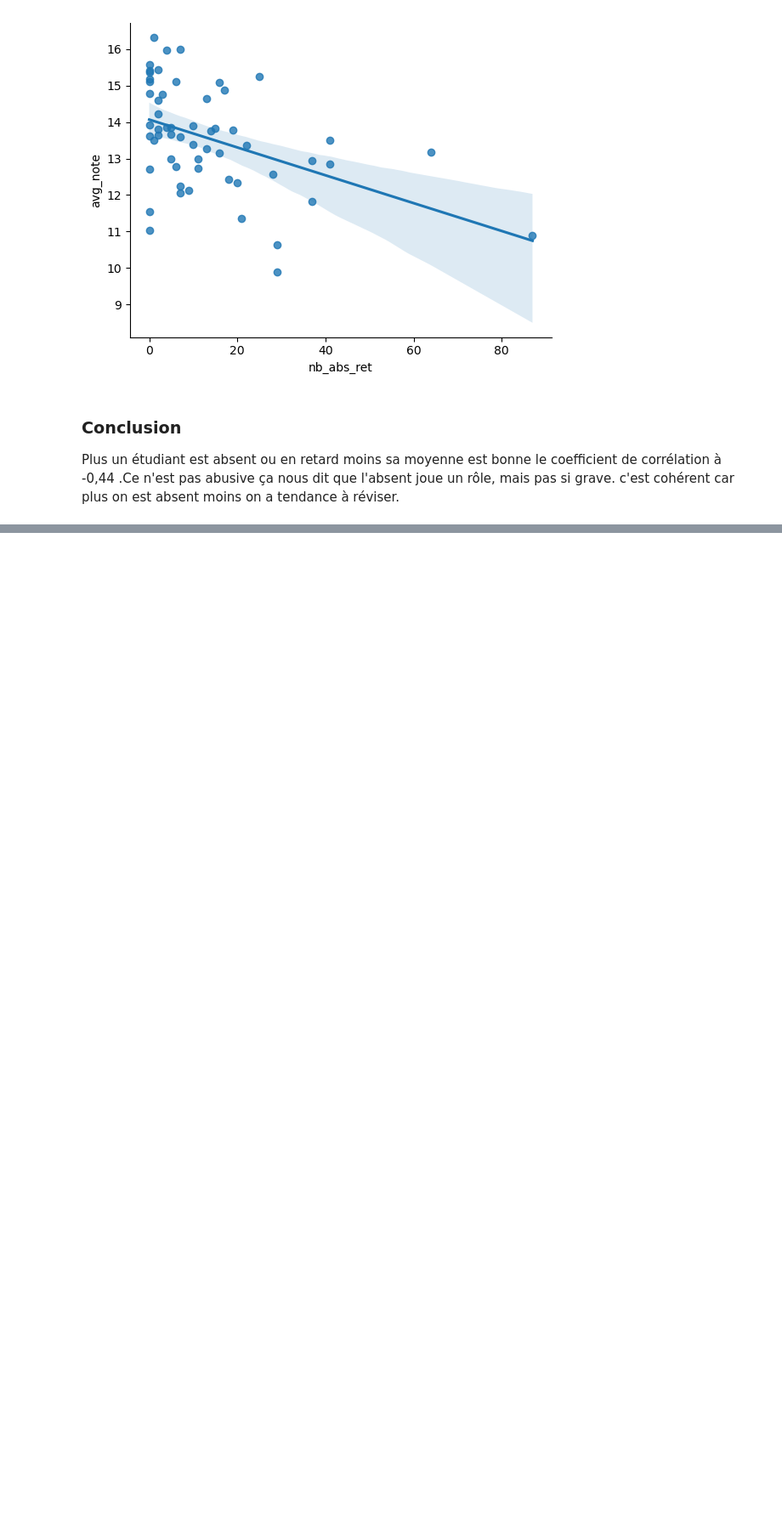
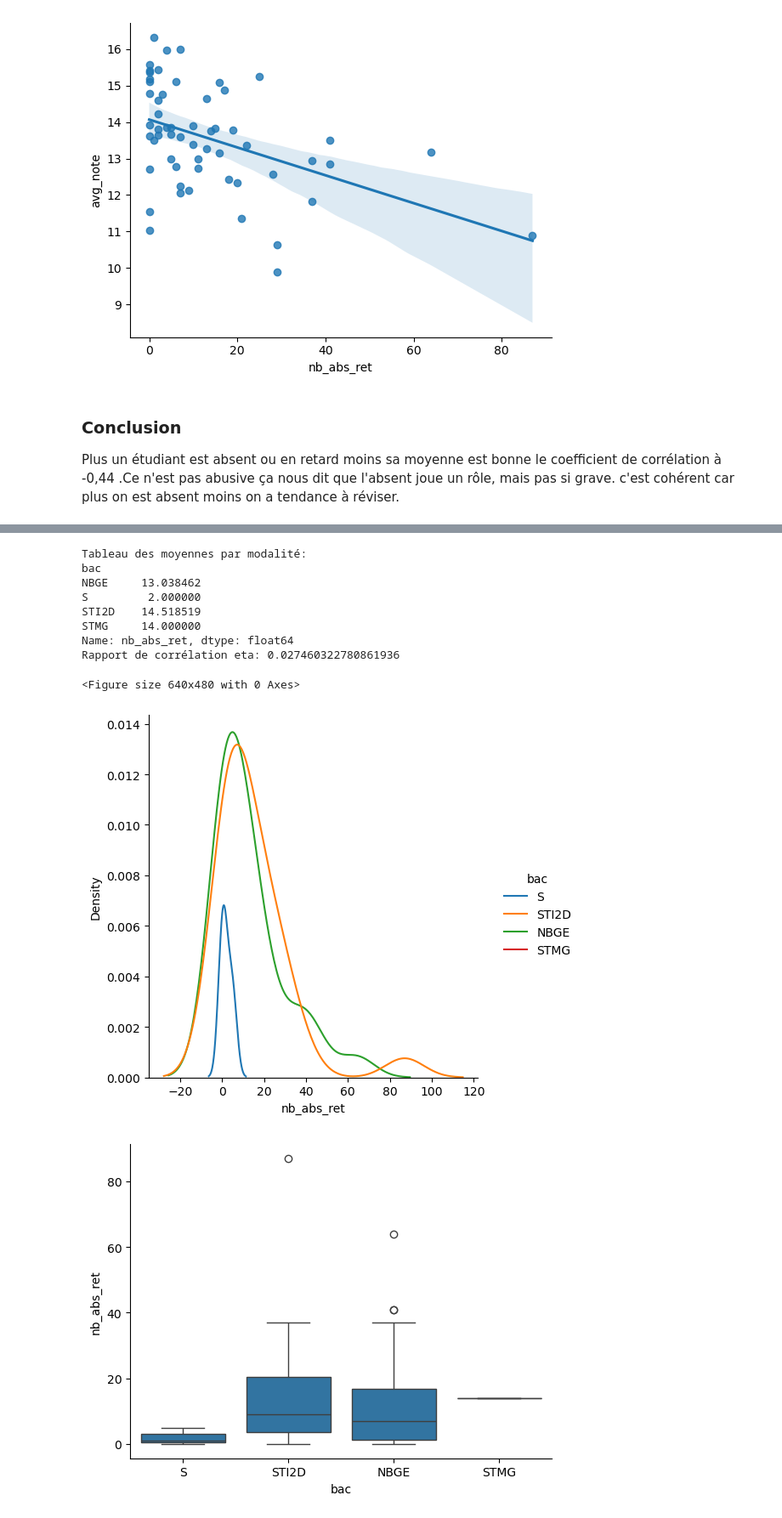
Before and after one commit to SAEIUTBUT1/SAE2.4-Maths, a Jupyter notebook: analyse copy.ipynb, the cells around one changed output, grey strips where cells are left out. Shown at 85% size. Drawn from its saved outputs; the diff is of its cells as text; code cells hidden in the pictures; blank space fills up the shorter version.

```diff
--- a/analyse copy.ipynb
+++ b/analyse copy.ipynb
@@ -1110,0 +1110,15 @@ Dans cette section nous allons observer si le profil du bac d'origine est lié
+# %%
+df_bac_abs = df_resultats[['bac', 'nb_abs_ret']].dropna()
+analyse_bivariee_quant_qual(df_bac_abs, 'nb_abs_ret', 'bac', type_quant='continue')
+# %% [output]
+Tableau des moyennes par modalité:
+bac
+NBGE     13.038462
+S         2.000000
+STI2D    14.518519
+STMG     14.000000
+Name: nb_abs_ret, dtype: float64
+Rapport de corrélation eta: 0.027460322780861936
+<Figure size 640x480 with 0 Axes>
+[figure, added]
+[figure, added]
```
Also changed, not shown: parts of 3 cells of this notebook.
